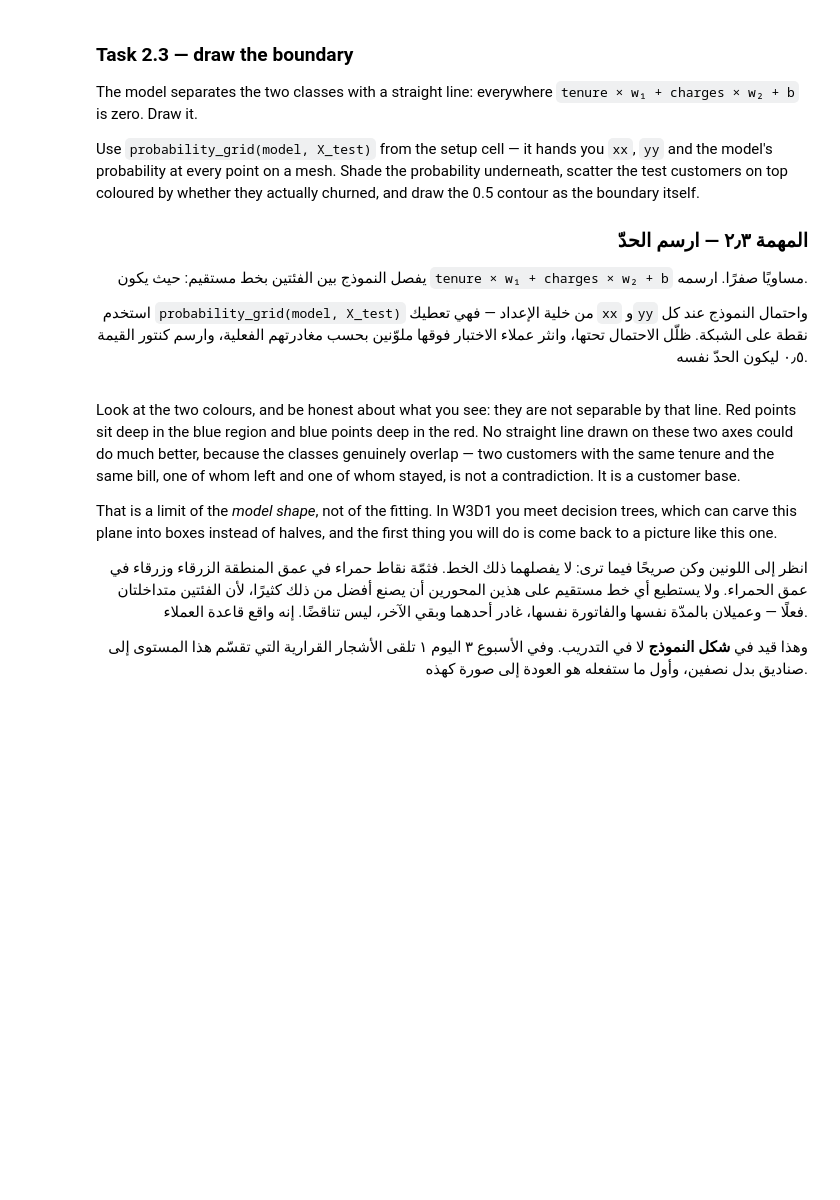
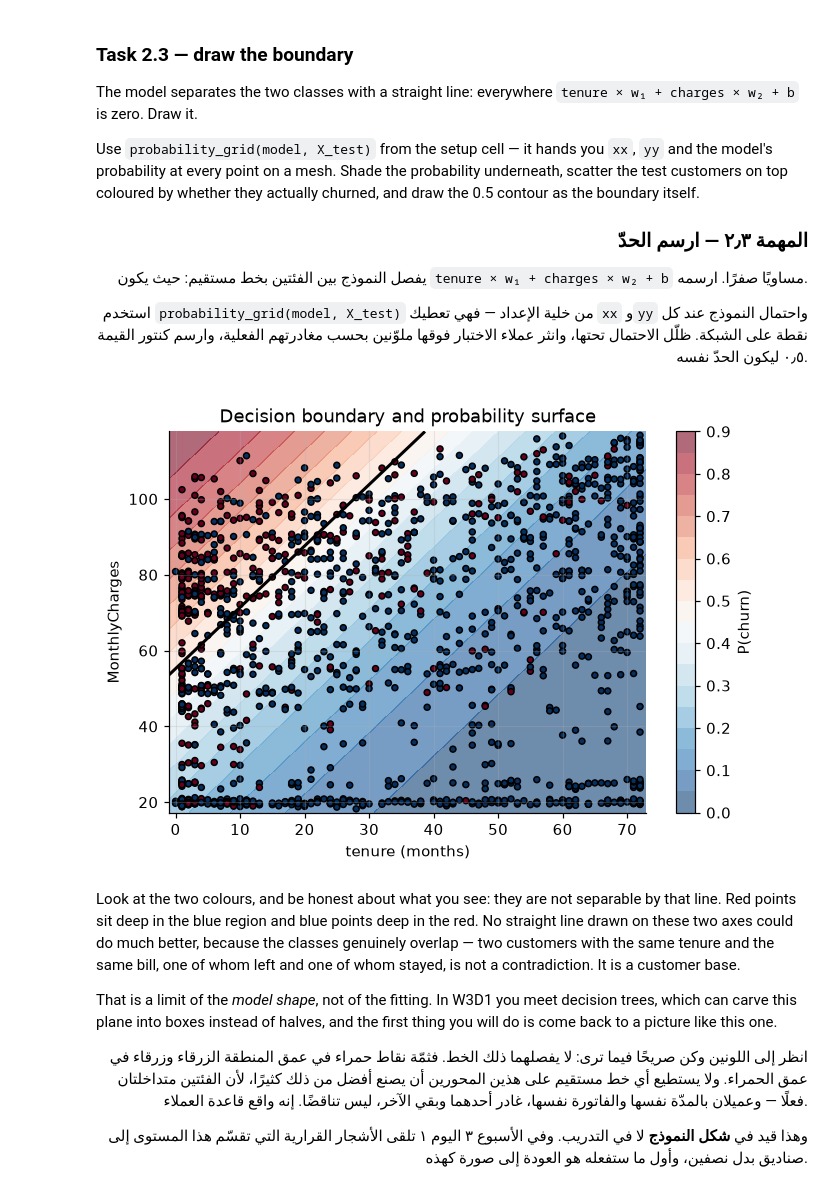
Before and after one commit to ghadialbishri/AIEP_Olo_student, a Jupyter notebook: week_1_foundations/labs/D3_classification/D3_classification_blank.ipynb, the cells around one changed output. Saved outputs shown, nothing was run; the diff lists cells and outputs as text; code cells hidden in the pictures; blank space fills up the shorter version.

```diff
--- a/week_1_foundations/labs/D3_classification/D3_classification_blank.ipynb
+++ b/week_1_foundations/labs/D3_classification/D3_classification_blank.ipynb
@@ -441,23 +497,36 @@ top coloured by whether they actually churned, and draw the 0.5 contour as the b
 # %%
 # ────────────────────────────────────────────────────────────────────
 # 1) Call probability_grid(model, X_test) — it returns xx, yy and the probabilities.
 # 2) Shade with contourf, then draw the single 0.5 contour on top with contour(levels=[0.5]).
 # 3) Scatter the test customers: column 0 on x, column 1 on y, coloured by y_test.
 # 4) Label the axes in their real units — months and currency per month. A plot nobody can
 #    read is not evidence of anything.
 # Search: "matplotlib contourf decision boundary scatter classes"
 # https://matplotlib.org/stable/api/_as_gen/matplotlib.pyplot.contourf.html
 #
 # ١) استدعِ probability_grid(model, X_test) — تُرجع xx وyy والاحتمالات.
 # ٢) ظلّل بـcontourf، ثم ارسم كنتور القيمة ٠٫٥ وحده فوقها بـcontour(levels=[0.5]).
 # ٣) انثر عملاء الاختبار: العمود صفر على المحور الأفقي، والعمود واحد على الرأسي،
 #    وبلوّن بحسب y_test.
 # ٤) سمِّ المحورين بوحدتيهما الحقيقيتين — أشهر ومبلغ شهري. فالرسم الذي لا يُقرأ ليس دليلًا على شيء.
 # ابحث عن: "matplotlib contourf decision boundary scatter classes"
 # ────────────────────────────────────────────────────────────────────
 
 # TODO: Plot the model's probability surface over the two features, with the 0.5 boundary marked and the test customers scattered on top by their true label.
 # مهمة: ارسم سطح احتمالات النموذج فوق الخاصيتين، مع تعليم حدّ ٠٫٥ ونثر عملاء الاختبار فوقه بتسميتهم الحقيقية.
+xx, yy, probs_grid = probability_grid(model, X_test)
+
+fig, ax = plt.subplots()
+contour_fill = ax.contourf(xx, yy, probs_grid, levels=20, alpha=0.6, cmap="RdBu_r")
+ax.contour(xx, yy, probs_grid, levels=[0.5], colors="black", linewidths=2)
+scatter = ax.scatter(X_test[:, 0], X_test[:, 1], c=y_test, cmap="RdBu_r", edgecolors="k", s=15)
+ax.set_xlabel("tenure (months)")
+ax.set_ylabel("MonthlyCharges")
+ax.set_title("Decision boundary and probability surface")
+plt.colorbar(contour_fill, ax=ax, label="P(churn)")
+plt.show()
+# %% [output]
+[figure, added]
 # %% [markdown]
 Look at the two colours, and be honest about what you see: they are not separable by that line. Red
 points sit deep in the blue region and blue points deep in the red. No straight line drawn on these two
```
Also changed, not shown: parts of 9 cells of this notebook.
